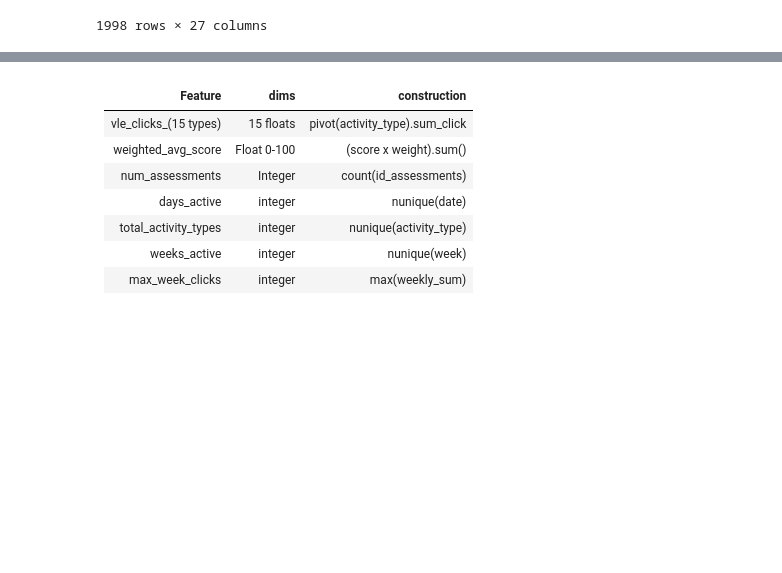
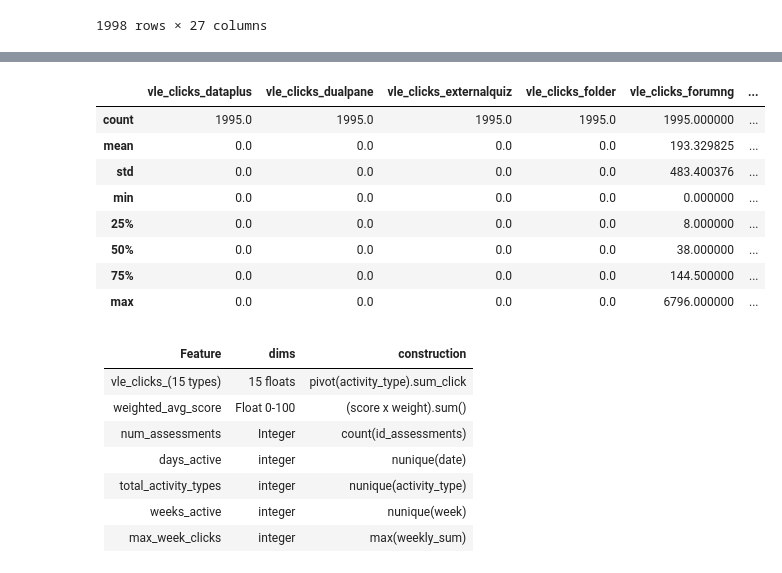
Before and after one commit to Peilong/JayQuery, a Jupyter notebook: notebooks/2026_05_20-EDA_Notebook-v1.ipynb, the cells around one changed output, grey strips where cells are left out. Saved outputs shown, nothing was run; the diff lists cells and outputs as text; code cells hidden in the pictures; blank space fills up the shorter version.

```diff
--- a/notebooks/2026_05_20-EDA_Notebook-v1.ipynb
+++ b/notebooks/2026_05_20-EDA_Notebook-v1.ipynb
@@ -1112,3 +1113,15 @@ silo_b.describe()
+# %%
+silo_b[vle_cols].describe()
+# %% [output]
+|  | vle_clicks_dataplus | vle_clicks_dualpane | vle_clicks_externalquiz | vle_clicks_folder | vle_clicks_forumng | ... |
+| count | 1995.0 | 1995.0 | 1995.0 | 1995.0 | 1995.000000 | ... |
+| mean | 0.0 | 0.0 | 0.0 | 0.0 | 193.329825 | ... |
+| std | 0.0 | 0.0 | 0.0 | 0.0 | 483.400376 | ... |
+| min | 0.0 | 0.0 | 0.0 | 0.0 | 0.000000 | ... |
+| 25% | 0.0 | 0.0 | 0.0 | 0.0 | 8.000000 | ... |
+| 50% | 0.0 | 0.0 | 0.0 | 0.0 | 38.000000 | ... |
+| 75% | 0.0 | 0.0 | 0.0 | 0.0 | 144.500000 | ... |
+| max | 0.0 | 0.0 | 0.0 | 0.0 | 6796.000000 | ... |
 # %% [markdown]
 |Feature|dims|construction|
 |---|---|---|
```
Also changed, not shown: parts of 6 cells of this notebook, 4 other files.
